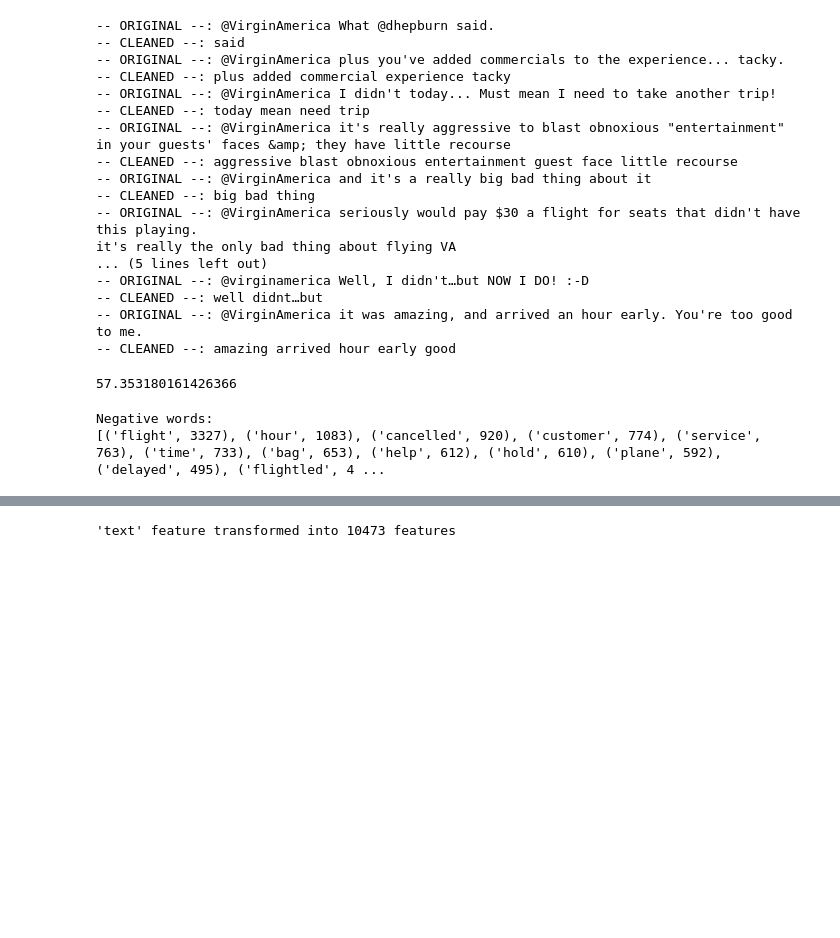
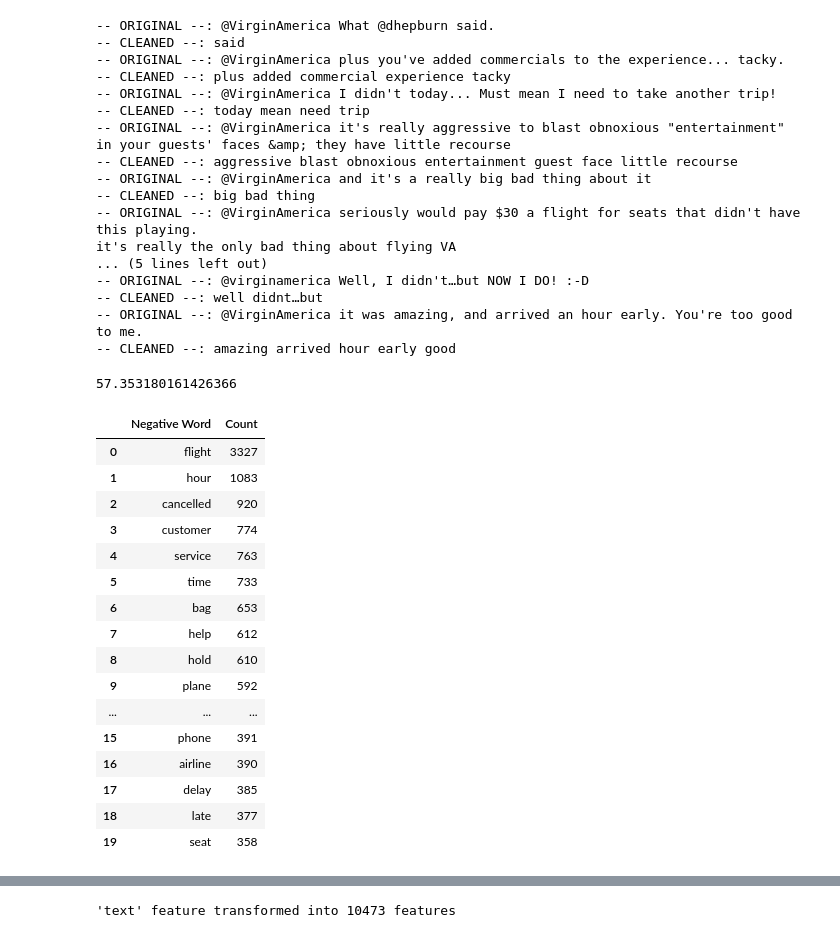
Before and after one commit to nimaim/metis-sensitivity-analysis, a Jupyter notebook: metis_intro_ds_project.ipynb, the cells around one changed output, grey strips where cells are left out. Drawn from its saved outputs; the diff is of its cells as text; code cells hidden in the pictures; blank space fills up the shorter version.

```diff
--- a/metis_intro_ds_project.ipynb
+++ b/metis_intro_ds_project.ipynb
@@ -283,9 +277,0 @@ count_vectorizer = CountVectorizer(stop_words='english')
-# %%
-# Negative
-print('Negative words:')
-matrix = count_vectorizer.fit_transform(df[df['airline_sentiment']=='negative']['text_cleaned'])
-freqs = zip(count_vectorizer.get_feature_names(), matrix.sum(axis=0).tolist()[0])
-print(sorted(freqs, key=lambda x: -x[1])[:50])
-# %% [output]
-Negative words:
-[('flight', 3327), ('hour', 1083), ('cancelled', 920), ('customer', 774), ('service', 763), ('time', 733), ('bag', 653), ('help', 612), ('hold', 610), ('plane', 592), ('delayed', 495), ('flightled', 4 ...
@@ -292,3 +283,28 @@ Negative words:
+# %%
+# Negative
+matrix = count_vectorizer.fit_transform(df[df['airline_sentiment']=='negative']['text_cleaned'])
+freqs = zip(count_vectorizer.get_feature_names(), matrix.sum(axis=0).tolist()[0])
+sorted_freqs = sorted(freqs, key=lambda x: -x[1])
+negative_freq_df = pd.DataFrame(sorted_freqs, columns=['Negative Word', 'Count'])[:20]
+negative_freq_df
+# %% [output]
+|  | Negative Word | Count |
+| 0 | flight | 3327 |
+| 1 | hour | 1083 |
+| 2 | cancelled | 920 |
+| 3 | customer | 774 |
+| 4 | service | 763 |
+| 5 | time | 733 |
+| 6 | bag | 653 |
+| 7 | help | 612 |
+| 8 | hold | 610 |
+| 9 | plane | 592 |
+| ... | ... | ... |
+| 15 | phone | 391 |
+| 16 | airline | 390 |
+| 17 | delay | 385 |
+| 18 | late | 377 |
+| 19 | seat | 358 |
 # %%
 # Let's visualize this with wordclouds
 # %%
```
Also changed, not shown: parts of 42 cells of this notebook.
